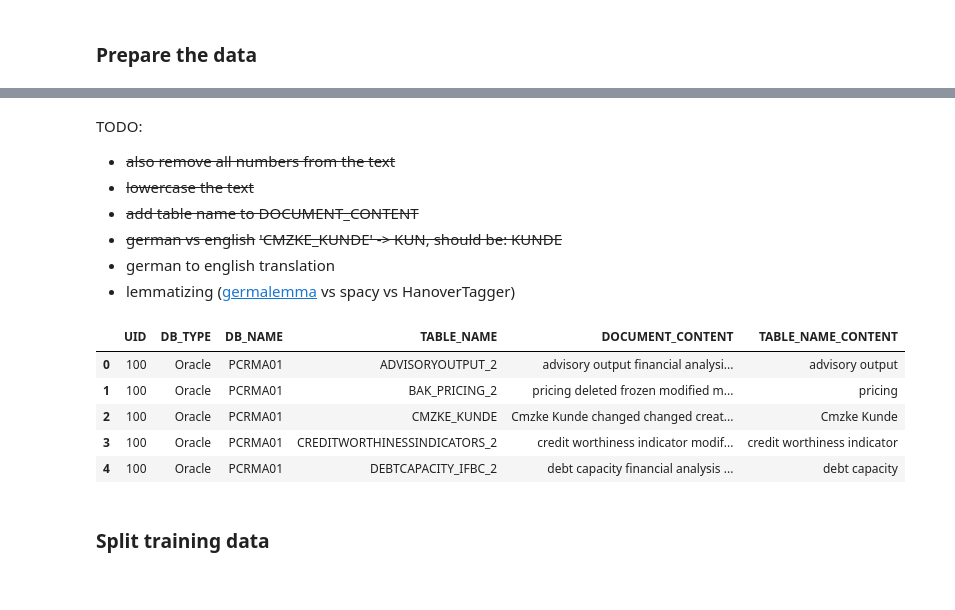
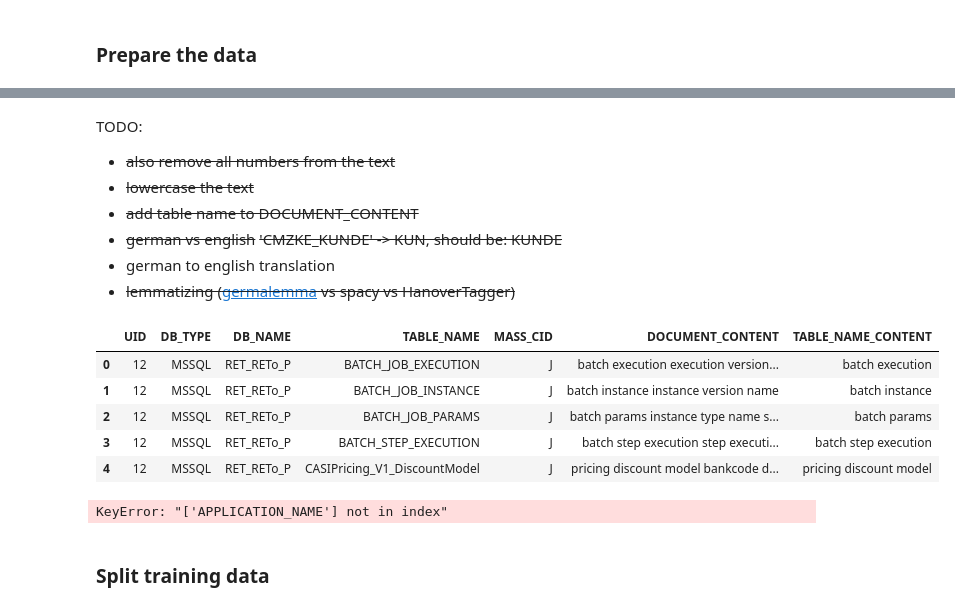
Before and after one commit to imod/ml_ta, a Jupyter notebook: rai_db_clustering.ipynb, the cells around one changed output, grey strips where cells are left out. Drawn from its saved outputs; the diff is of its cells as text; code cells hidden in the pictures.

```diff
--- a/rai_db_clustering.ipynb
+++ b/rai_db_clustering.ipynb
@@ -235,12 +238,14 @@ def isGerman(word):
 # %% [markdown]
 ### Prepare the data
 # %%
-# drop columns of known special tables (e.g. technical tables used by flyway, liquibase, quartz, jobrunr)
-df = df[~df['TABLE_NAME'].str.lower().str.contains('flyway')
-        & ~df['TABLE_NAME'].str.lower().str.contains('qrtz')
-        & ~df['TABLE_NAME'].str.lower().str.contains('shedlock')
-        & ~df['TABLE_NAME'].str.lower().str.contains('jobrunr')]
-df = df.drop(df[(df['TABLE_NAME'].str.lower() == 'databasechangelog') | (df['TABLE_NAME'].str.lower() == 'databasechangeloglock')].index)
+# drop columns of known special tables that are not relevant for the analysis
+df = df[~df['TABLE_NAME'].str.lower().str.contains('flyway') # flyway schema history
+        & ~df['TABLE_NAME'].str.lower().str.contains('qrtz') # quartz scheduler
+        & ~df['TABLE_NAME'].str.lower().str.contains('shedlock') # shedlock
+        & ~df['TABLE_NAME'].str.lower().str.contains('jobrunr') # jobrunr
+        & ~df['TABLE_NAME'].str.lower().str.contains('batch_') # spring batch
+        & ~df['TABLE_NAME'].str.lower().str.contains('databasechangelog') # liquibase
+        ]
 # %%
 display(df.head())
 # %% [output]
@@ -258,7 +263,7 @@ TODO:
 - ~~german vs english~~
 ~~'CMZKE_KUNDE' -> KUN, should be: KUNDE~~
 - german to english translation
-- lemmatizing ([germalemma](https://github.com/WZBSocialScienceCenter/germalemma) vs spacy vs HanoverTagger)
+- ~~lemmatizing ([germalemma](https://github.com/WZBSocialScienceCenter/germalemma) vs spacy vs HanoverTagger)~~
 # %%
 from textblob import Word
 from HanTa import HanoverTagger as ht
@@ -280,46 +285,48 @@ def checkLengthAndIsNotNumber(word):
 def splitToWordsAndFilter(x):
     if pd.notnull(x) and x:
         words = []
         if not isGerman(x):
             words = wordninja.split(x)
-            words = [Word(word.lower()).lemmatize() for word in words if checkLengthAndIsNotNumber(word)]
+            words = [Word(word).lemmatize() for word in words if checkLengthAndIsNotNumber(word)]
         else:
             words = x.split('_')
             words = [lemmatizeGerman(word) for word in words if checkLengthAndIsNotNumber(word)]
 
-        return ' '.join(words)
+        return ' '.join(words).lower()
     return ''
 
 # split the column names
 df['DOCUMENT_CONTENT'] = df['COLUMN_NAME'].apply(
     lambda x: splitToWordsAndFilter(x)
 )
 
 # - Concatenate 'COLUMN_NAME' values for rows with the same 'DB_NAME'/'TABLE_NAME' combination
 # - lowercase the text
-df_grouped = df.groupby(['UID', 'DB_TYPE', 'DB_NAME', 'TABLE_NAME'])['DOCUMENT_CONTENT'].agg(
-    lambda x: ' '.join(x.str.lower())
+df_grouped = df.groupby(['UID', 'APPLICATION_NAME', 'DB_TYPE', 'DB_NAME', 'TABLE_NAME', 'MASS_CID'])['DOCUMENT_CONTENT'].agg(
+    lambda x: ' '.join(x)
 ).reset_index()
 
 
 df_grouped['TABLE_NAME_CONTENT'] = df_grouped['TABLE_NAME'].apply(
     lambda x: splitToWordsAndFilter(x)
 )
 
 df_grouped['DOCUMENT_CONTENT'] = df_grouped['TABLE_NAME_CONTENT'] + ' ' + df_grouped['DOCUMENT_CONTENT']
 
 
 display(df_grouped.head())
 # %% [output]
-|  | UID | DB_TYPE | DB_NAME | TABLE_NAME | DOCUMENT_CONTENT | TABLE_NAME_CONTENT |
-| 0 | 100 | Oracle | PCRMA01 | ADVISORYOUTPUT_2 | advisory output financial analysi... | advisory output |
-| 1 | 100 | Oracle | PCRMA01 | BAK_PRICING_2 | pricing deleted frozen modified m... | pricing |
-| 2 | 100 | Oracle | PCRMA01 | CMZKE_KUNDE | Cmzke Kunde changed changed creat... | Cmzke Kunde |
-| 3 | 100 | Oracle | PCRMA01 | CREDITWORTHINESSINDICATORS_2 | credit worthiness indicator modif... | credit worthiness indicator |
-| 4 | 100 | Oracle | PCRMA01 | DEBTCAPACITY_IFBC_2 | debt capacity financial analysis ... | debt capacity |
+|  | UID | DB_TYPE | DB_NAME | TABLE_NAME | MASS_CID | DOCUMENT_CONTENT | TABLE_NAME_CONTENT |
+| 0 | 12 | MSSQL | RET_RETo_P | BATCH_JOB_EXECUTION | J | batch execution execution version... | batch execution |
+| 1 | 12 | MSSQL | RET_RETo_P | BATCH_JOB_INSTANCE | J | batch instance instance version name | batch instance |
+| 2 | 12 | MSSQL | RET_RETo_P | BATCH_JOB_PARAMS | J | batch params instance type name s... | batch params |
+| 3 | 12 | MSSQL | RET_RETo_P | BATCH_STEP_EXECUTION | J | batch step execution step executi... | batch step execution |
+| 4 | 12 | MSSQL | RET_RETo_P | CASIPricing_V1_DiscountModel | J | pricing discount model bankcode d... | pricing discount model |
 # %%
 # write a CSV with the table names and their split names
-df_grouped[['TABLE_NAME', 'TABLE_NAME_CONTENT']].to_csv('table_name_content.csv', index=False)
+df_grouped[['TABLE_NAME', 'TABLE_NAME_CONTENT', 'APPLICATION_NAME', 'MASS_CID']].to_csv('table_name_content.csv', index=False)
+# %% [output]
+KeyError: "['APPLICATION_NAME'] not in index"
 # %% [markdown]
 ### Split training data
 # %%
```
Also changed, not shown: parts of 11 cells of this notebook.
